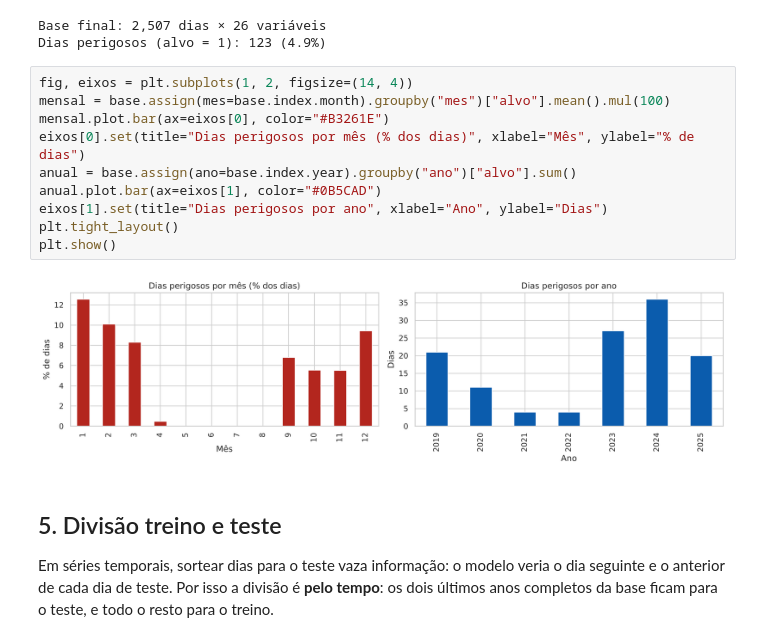
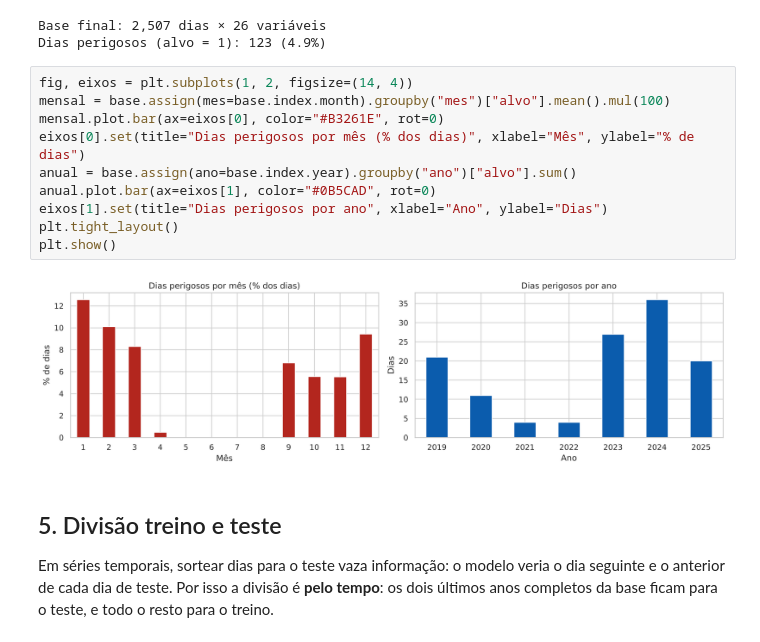
Before and after one commit to danilowendler/GS-IA-ML, a Jupyter notebook: ml/refresca_ml.ipynb, the cells around one changed output. Cells and saved outputs as stored; diff of their text form.

```diff
--- a/ml/refresca_ml.ipynb
+++ b/ml/refresca_ml.ipynb
@@ -318,15 +318,15 @@ Dias perigosos (alvo = 1): 123 (4.9%)
 # %%
 fig, eixos = plt.subplots(1, 2, figsize=(14, 4))
 mensal = base.assign(mes=base.index.month).groupby("mes")["alvo"].mean().mul(100)
-mensal.plot.bar(ax=eixos[0], color="#B3261E")
+mensal.plot.bar(ax=eixos[0], color="#B3261E", rot=0)
 eixos[0].set(title="Dias perigosos por mês (% dos dias)", xlabel="Mês", ylabel="% de dias")
 anual = base.assign(ano=base.index.year).groupby("ano")["alvo"].sum()
-anual.plot.bar(ax=eixos[1], color="#0B5CAD")
+anual.plot.bar(ax=eixos[1], color="#0B5CAD", rot=0)
 eixos[1].set(title="Dias perigosos por ano", xlabel="Ano", ylabel="Dias")
 plt.tight_layout()
 plt.show()
 # %% [output]
-[figure, old version]
+[figure, new version]
 # %% [markdown]
 ## 5. Divisão treino e teste
 
```
